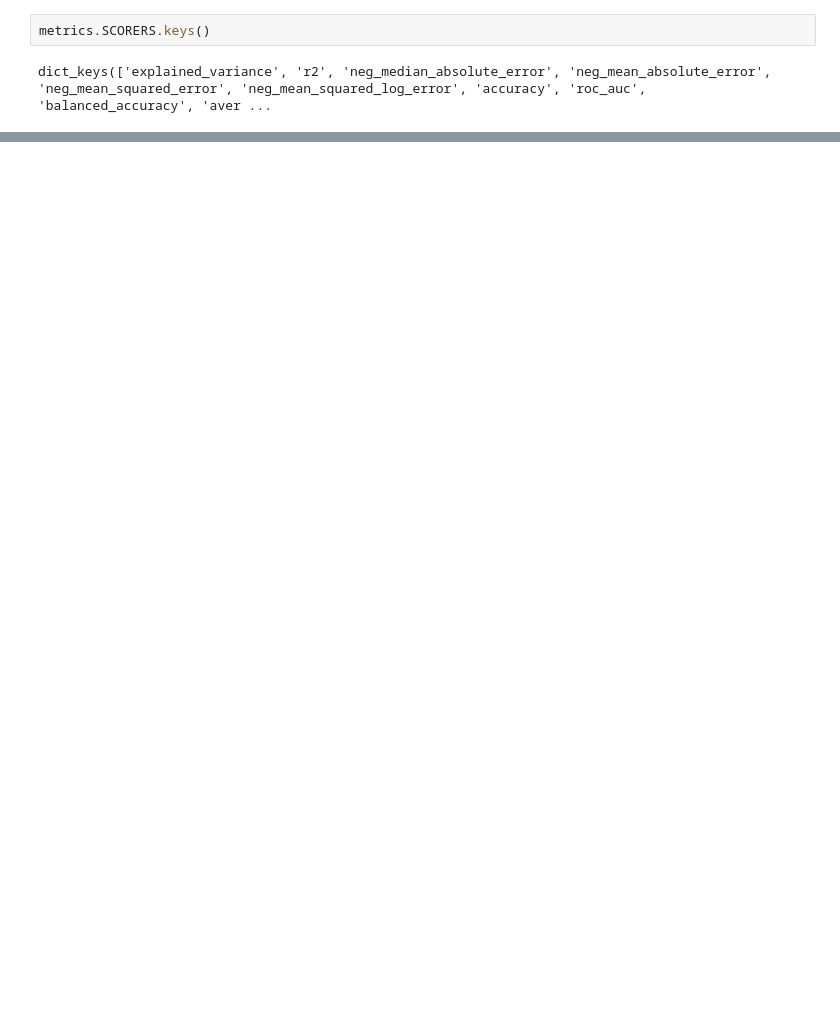
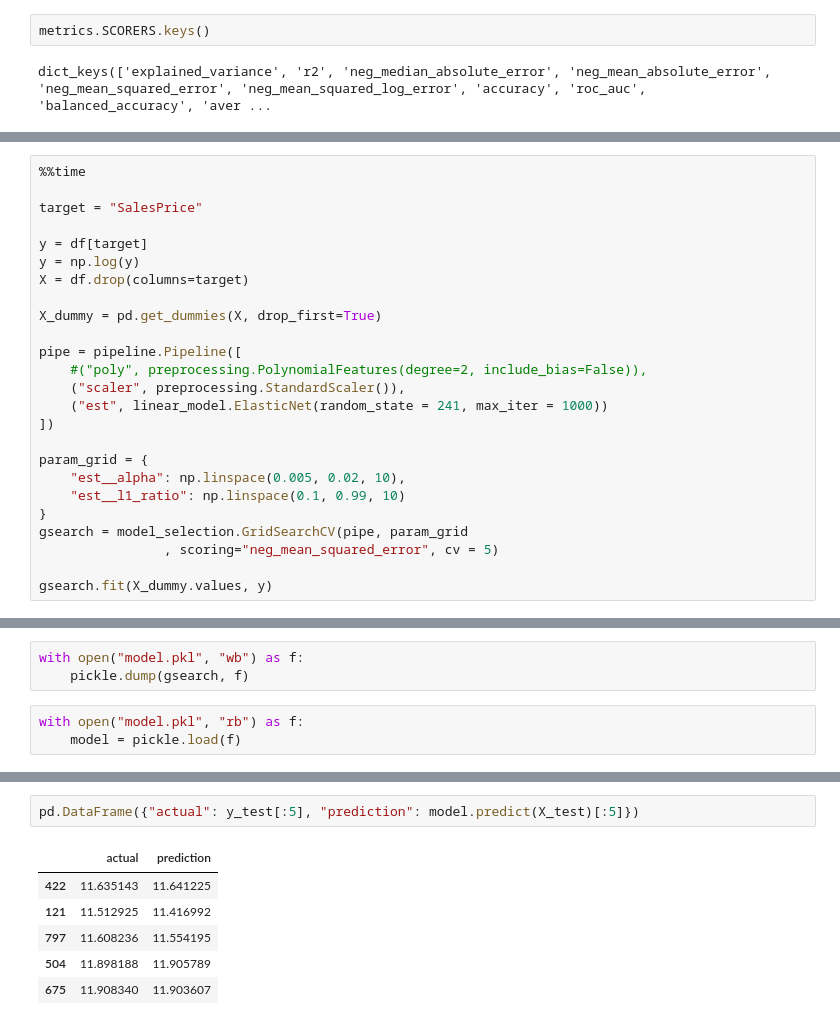
Before and after one commit to sohanlal1234/machine-learning, a Jupyter notebook: demos/Day 2 - regularization.ipynb, the cells around one changed output, grey strips where cells are left out. Drawn from its saved outputs; the diff is of its cells as text; blank space fills up the shorter version.

```diff
--- a/demos/Day 2 - regularization.ipynb
+++ b/demos/Day 2 - regularization.ipynb
@@ -320,0 +325,25 @@ dict_keys(['explained_variance', 'r2', 'neg_median_absolute_error', 'neg_mean_ab
+# %%
+%%time
+
+target = "SalesPrice"
+
+y = df[target]
+y = np.log(y)
+X = df.drop(columns=target)
+
+X_dummy = pd.get_dummies(X, drop_first=True)
+
+pipe = pipeline.Pipeline([
+    #("poly", preprocessing.PolynomialFeatures(degree=2, include_bias=False)),
+    ("scaler", preprocessing.StandardScaler()),
+    ("est", linear_model.ElasticNet(random_state = 241, max_iter = 1000))
+])
+
+param_grid = {
+    "est__alpha": np.linspace(0.005, 0.02, 10),
+    "est__l1_ratio": np.linspace(0.1, 0.99, 10)
+}
+gsearch = model_selection.GridSearchCV(pipe, param_grid
+                , scoring="neg_mean_squared_error", cv = 5)
+
+gsearch.fit(X_dummy.values, y)
@@ -320,0 +371,6 @@ dict_keys(['explained_variance', 'r2', 'neg_median_absolute_error', 'neg_mean_ab
+# %%
+with open("model.pkl", "wb") as f:
+    pickle.dump(gsearch, f)
+# %%
+with open("model.pkl", "rb") as f:
+    model = pickle.load(f)
@@ -320,0 +385,9 @@ dict_keys(['explained_variance', 'r2', 'neg_median_absolute_error', 'neg_mean_ab
+# %%
+pd.DataFrame({"actual": y_test[:5], "prediction": model.predict(X_test)[:5]})
+# %% [output]
+|  | actual | prediction |
+| 422 | 11.635143 | 11.641225 |
+| 121 | 11.512925 | 11.416992 |
+| 797 | 11.608236 | 11.554195 |
+| 504 | 11.898188 | 11.905789 |
+| 675 | 11.908340 | 11.903607 |
```
Also changed, not shown: parts of 8 cells of this notebook, 1 other file.
